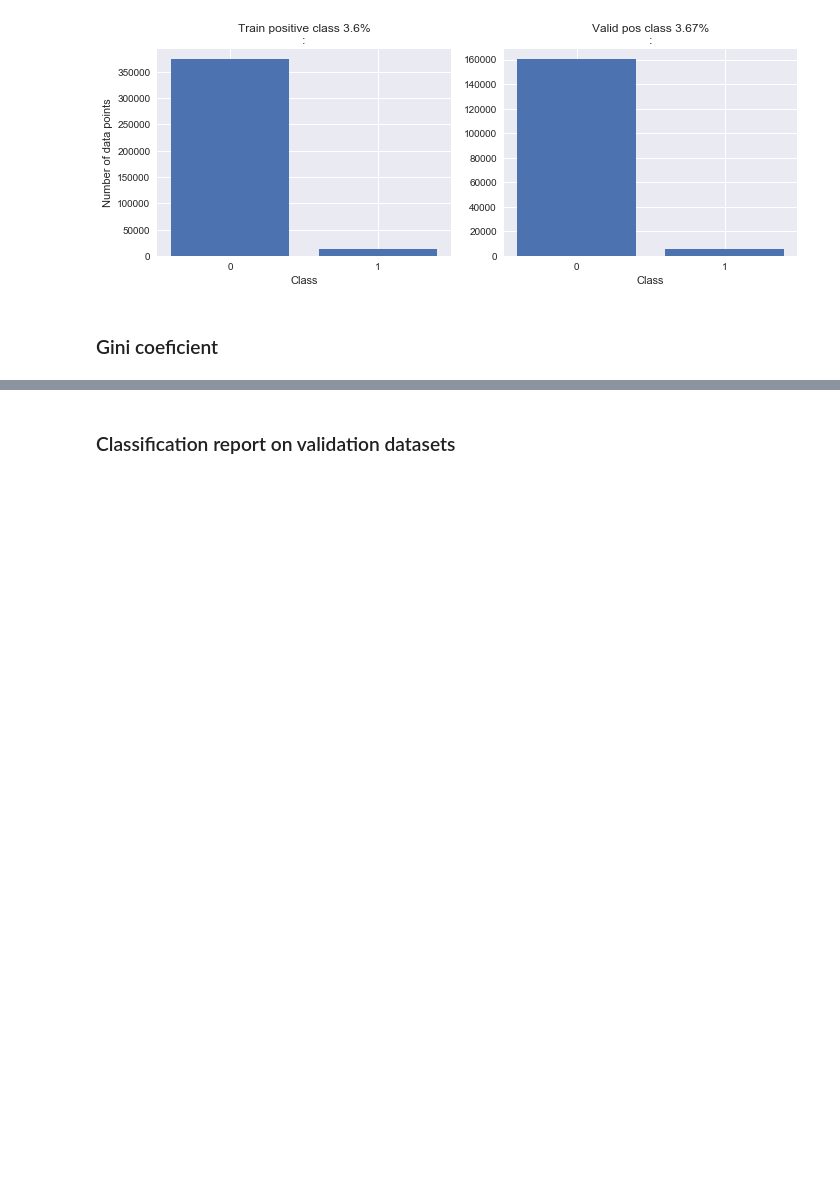
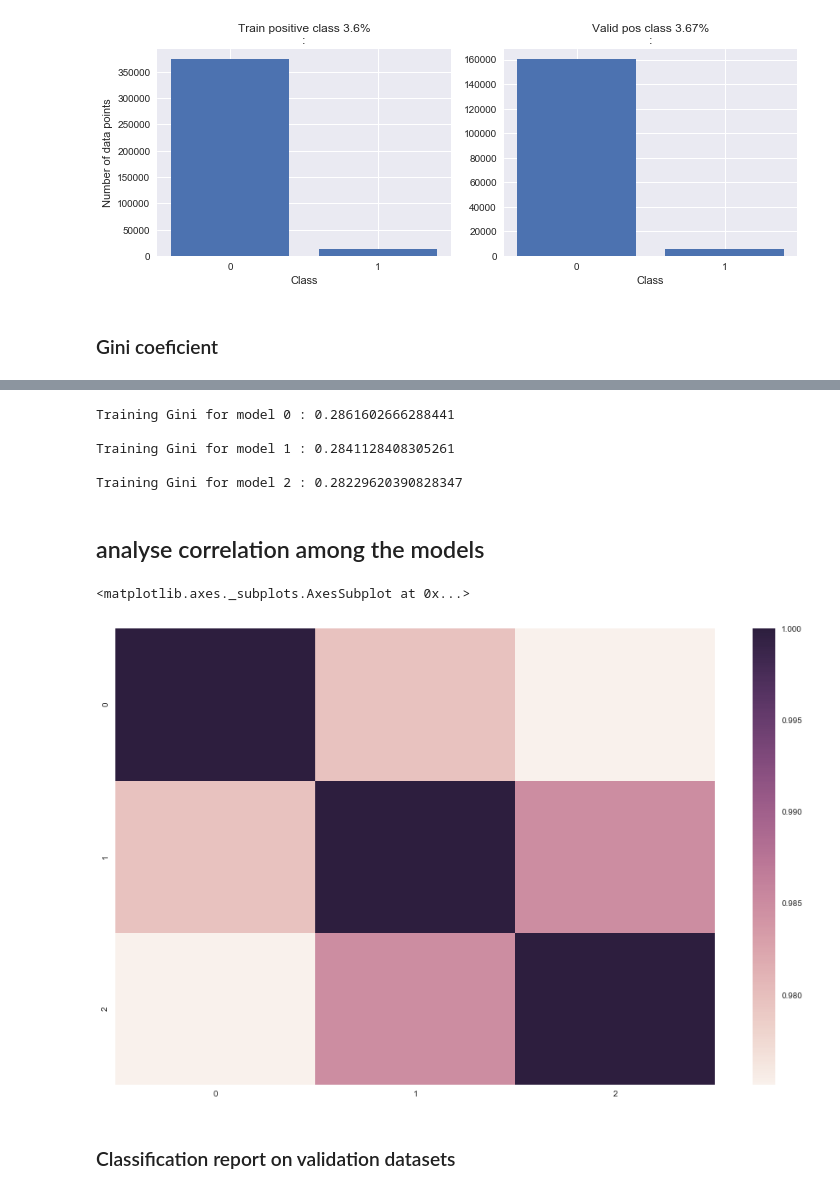
Before and after one commit to msahamed/Safe_Driver_Prediction, a Jupyter notebook: predict_driver.ipynb, the cells around one changed output, grey strips where cells are left out. Cells and saved outputs as stored; diff of their text form; code cells hidden in the pictures; blank space fills up the shorter version.

Commit message:
Improve gini score to 0.284

```diff
--- a/predict_driver.ipynb
+++ b/predict_driver.ipynb
@@ -489,3 +479,16 @@ Gini for full training set:
+# %%
+stack = Ensemble(n_splits = 5,
+        base_models = (lgb_model, lgb_model2, lgb_model3))
+X = df_train
+Y = y
+T = df_test
+lgb_train_pred, lgb_test_pred = stack.fit_predict(X, Y, T)
+# %% [output]
+Training Gini for model 0 : 0.2861602666288441
+
+Training Gini for model 1 : 0.2841128408305261
+
+Training Gini for model 2 : 0.28229620390828347
 # %%
 # Create submission file
 sub = pd.DataFrame()
@@ -495,3 +498,14 @@ sub.to_csv('lightgbm_submit_kfold_pos_2.csv', float_format='%.6f', index=False)
+# %% [markdown]
+## analyse correlation among the models
+# %%
+import seaborn as sns
+test_pred_df = pd.DataFrame(data = test_pred)
+cor = test_pred_df.corr()
+plt.figure(figsize=(16,10))
+sns.heatmap(cor)
+# %% [output]
+<matplotlib.axes._subplots.AxesSubplot at 0x...>
+[figure, added]
 # %% [markdown]
 ### Classification report on validation datasets
 # %%
```
Also changed, not shown: parts of 24 cells of this notebook.
